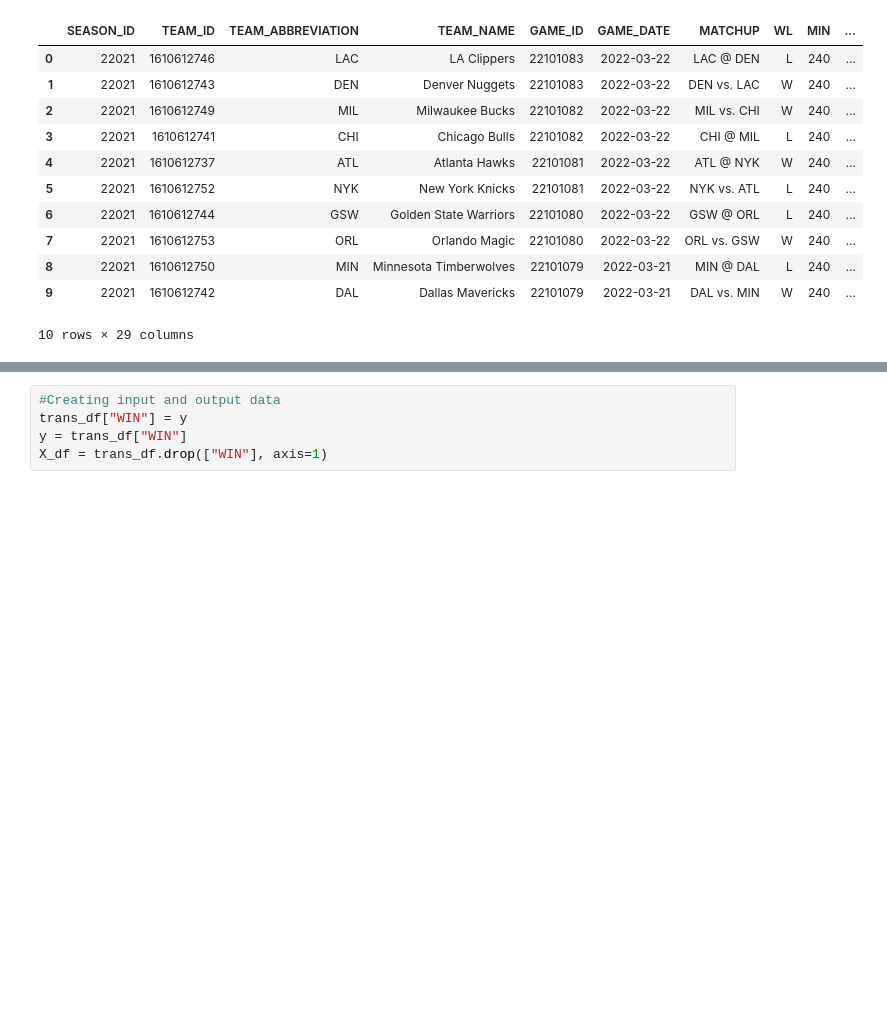
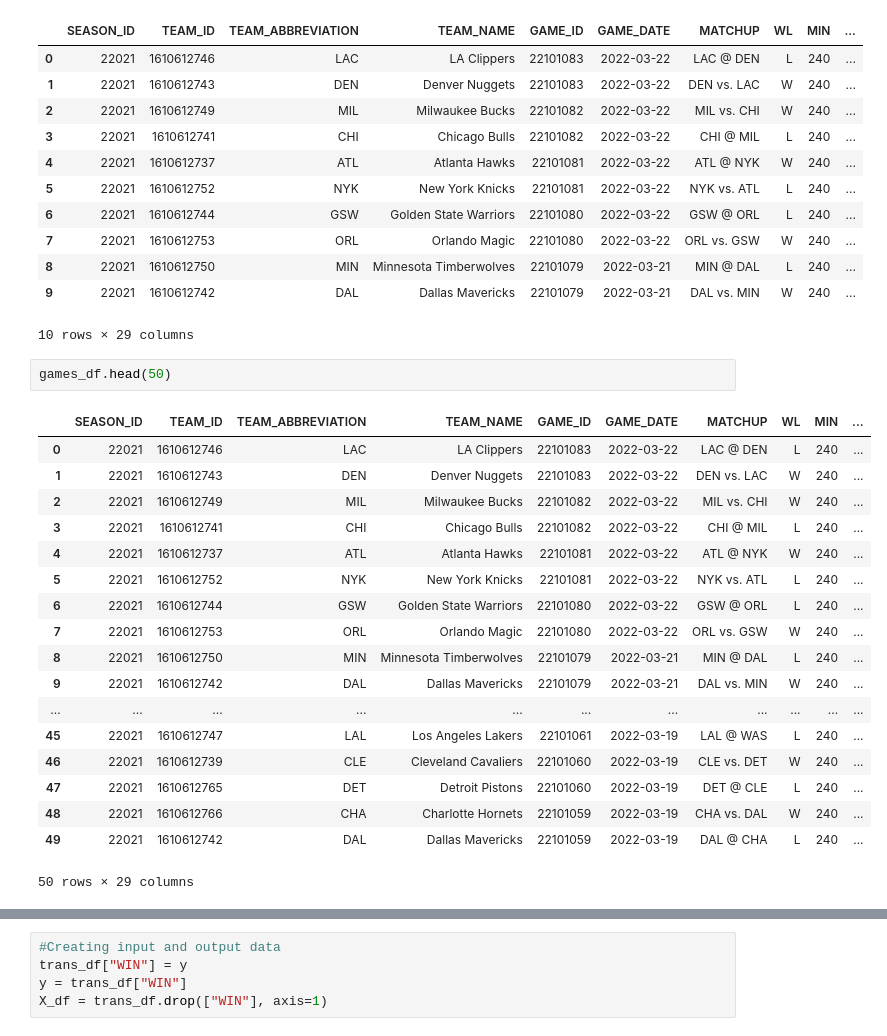
Before and after one commit to donjohn42x/NBA_Analysis, a Jupyter notebook: nba_analysis_NN.ipynb, the cells around one changed output, grey strips where cells are left out. Saved outputs shown, nothing was run; the diff lists cells and outputs as text; blank space fills up the shorter version.

```diff
--- a/nba_analysis_NN.ipynb
+++ b/nba_analysis_NN.ipynb
@@ -34,6 +34,27 @@ games_df.head(10)
 | 8 | 22021 | 1610612750 | MIN | Minnesota Timberwolves | 22101079 | 2022-03-21 | MIN @ DAL | L | 240 | ... |
 | 9 | 22021 | 1610612742 | DAL | Dallas Mavericks | 22101079 | 2022-03-21 | DAL vs. MIN | W | 240 | ... |
 10 rows × 29 columns
+# %%
+games_df.head(50)
+# %% [output]
+|  | SEASON_ID | TEAM_ID | TEAM_ABBREVIATION | TEAM_NAME | GAME_ID | GAME_DATE | MATCHUP | WL | MIN | ... |
+| 0 | 22021 | 1610612746 | LAC | LA Clippers | 22101083 | 2022-03-22 | LAC @ DEN | L | 240 | ... |
+| 1 | 22021 | 1610612743 | DEN | Denver Nuggets | 22101083 | 2022-03-22 | DEN vs. LAC | W | 240 | ... |
+| 2 | 22021 | 1610612749 | MIL | Milwaukee Bucks | 22101082 | 2022-03-22 | MIL vs. CHI | W | 240 | ... |
+| 3 | 22021 | 1610612741 | CHI | Chicago Bulls | 22101082 | 2022-03-22 | CHI @ MIL | L | 240 | ... |
+| 4 | 22021 | 1610612737 | ATL | Atlanta Hawks | 22101081 | 2022-03-22 | ATL @ NYK | W | 240 | ... |
+| 5 | 22021 | 1610612752 | NYK | New York Knicks | 22101081 | 2022-03-22 | NYK vs. ATL | L | 240 | ... |
+| 6 | 22021 | 1610612744 | GSW | Golden State Warriors | 22101080 | 2022-03-22 | GSW @ ORL | L | 240 | ... |
+| 7 | 22021 | 1610612753 | ORL | Orlando Magic | 22101080 | 2022-03-22 | ORL vs. GSW | W | 240 | ... |
+| 8 | 22021 | 1610612750 | MIN | Minnesota Timberwolves | 22101079 | 2022-03-21 | MIN @ DAL | L | 240 | ... |
+| 9 | 22021 | 1610612742 | DAL | Dallas Mavericks | 22101079 | 2022-03-21 | DAL vs. MIN | W | 240 | ... |
+| ... | ... | ... | ... | ... | ... | ... | ... | ... | ... | ... |
+| 45 | 22021 | 1610612747 | LAL | Los Angeles Lakers | 22101061 | 2022-03-19 | LAL @ WAS | L | 240 | ... |
+| 46 | 22021 | 1610612739 | CLE | Cleveland Cavaliers | 22101060 | 2022-03-19 | CLE vs. DET | W | 240 | ... |
+| 47 | 22021 | 1610612765 | DET | Detroit Pistons | 22101060 | 2022-03-19 | DET @ CLE | L | 240 | ... |
+| 48 | 22021 | 1610612766 | CHA | Charlotte Hornets | 22101059 | 2022-03-19 | CHA vs. DAL | W | 240 | ... |
+| 49 | 22021 | 1610612742 | DAL | Dallas Mavericks | 22101059 | 2022-03-19 | DAL @ CHA | L | 240 | ... |
+50 rows × 29 columns
 # %%
 # Creating rows for dataframe
 trans_df = pd.DataFrame()
```
Also changed, not shown: parts of 5 cells of this notebook, 4 other files.
